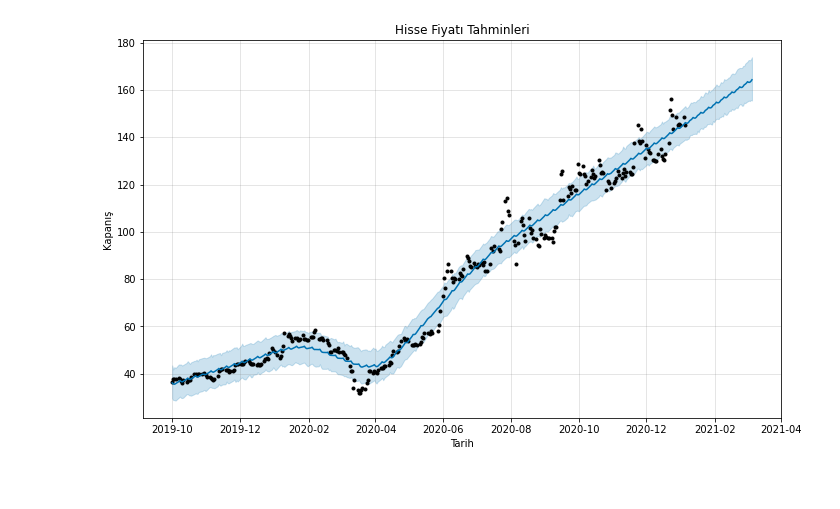
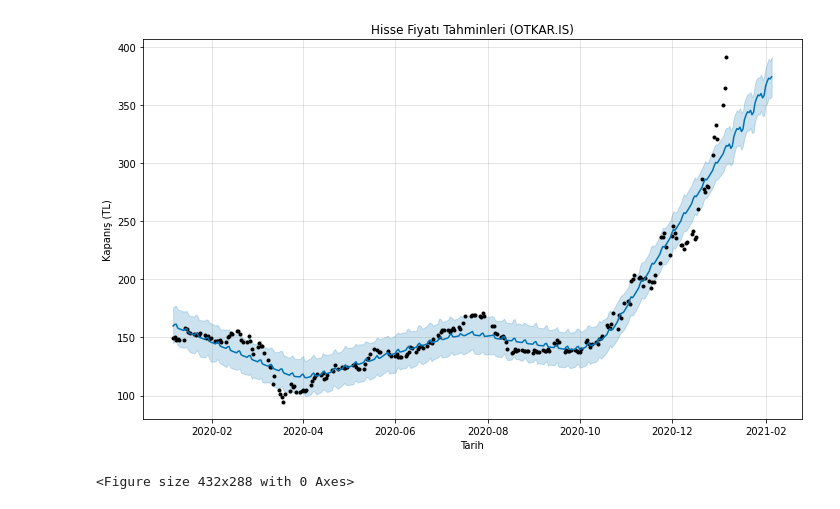
Before and after one commit to myasiny/stockbroker, a Jupyter notebook: main.ipynb, the cells around one changed output. Drawn from its saved outputs; the diff is of its cells as text; code cells hidden in the pictures.

Commit message:
Model training & performance metrics

```diff
--- a/main.ipynb
+++ b/main.ipynb
@@ -43,6 +49,6 @@ data.describe()
 # %%
-data = data[["Date", "Close"]]
+data = hist[["Date", "Close"]]
+data = data.rename(columns={"Date": "ds", "Close": "y"})
 
-data = data.rename(columns = {"Date": "ds", "Close": "y"})
 data.head(5)
 # %% [output]
@@ -50,5 +60,0 @@ KeyError: "['Date'] not in index"
-# %%
-
-
-m = Prophet(daily_seasonality=True)
-m.fit(data)
@@ -57,0 +61,4 @@ INFO:fbprophet:Disabling yearly seasonality. Run prophet with yearly_seasonality
+# %%
+model = Prophet()
+model.add_country_holidays(country_name="TR")
+model.fit(data)
@@ -58,4 +69,4 @@ INFO:fbprophet:Disabling yearly seasonality. Run prophet with yearly_seasonality
 # %%
-future = m.make_future_dataframe(periods=60)
-prediction = m.predict(future)
+future = model.make_future_dataframe(periods=PERIOD_ESTIMATION)
+preds = model.predict(future)
 # %%
@@ -63,8 +81,12 @@ prediction[['ds', 'yhat', 'yhat_lower', 'yhat_upper']].tail()
 # %%
-m.plot(prediction)
-plt.title("Hisse Fiyatı Tahminleri")
+model.plot(preds)
+
+plt.title("Hisse Fiyatı Tahminleri ({})".format(STOCK))
 plt.xlabel("Tarih")
-plt.ylabel("Kapanış")
+plt.ylabel("Kapanış (TL)")
 plt.show()
+
+#plt.savefig("out/stock_preds.png")
 # %% [output]
-[figure, old version]
+[figure, new version]
+<Figure size 432x288 with 0 Axes>
```
Also changed, not shown: parts of 18 cells of this notebook, 4 other files.
